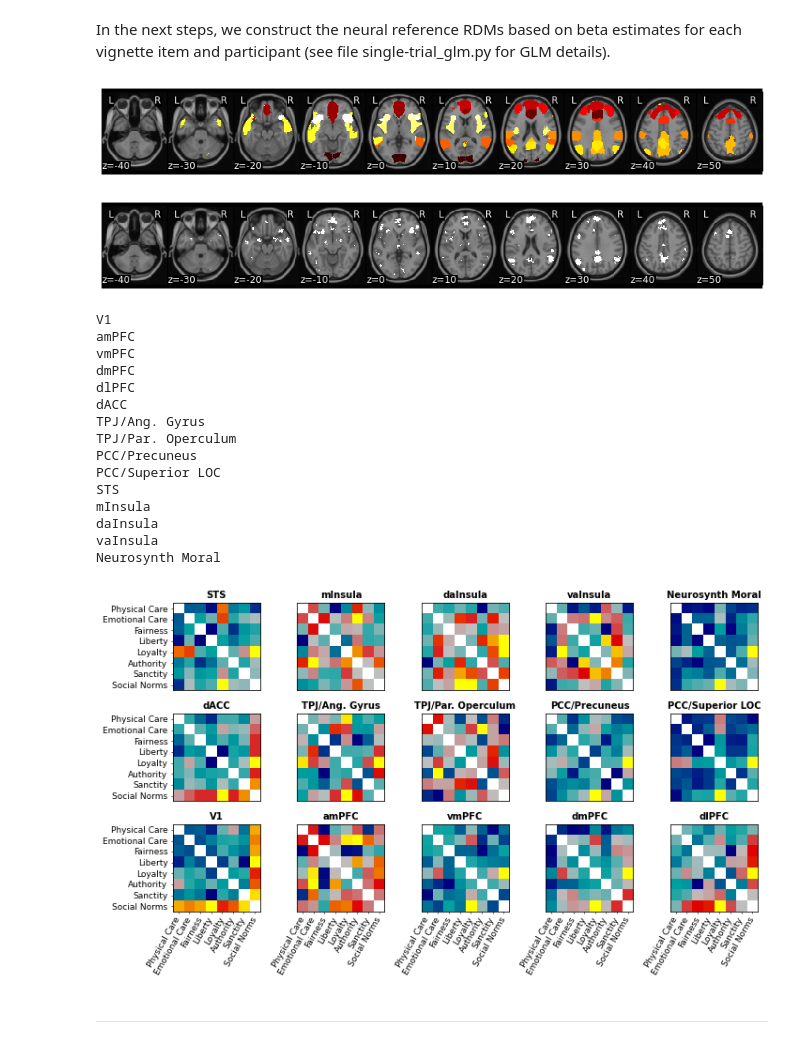
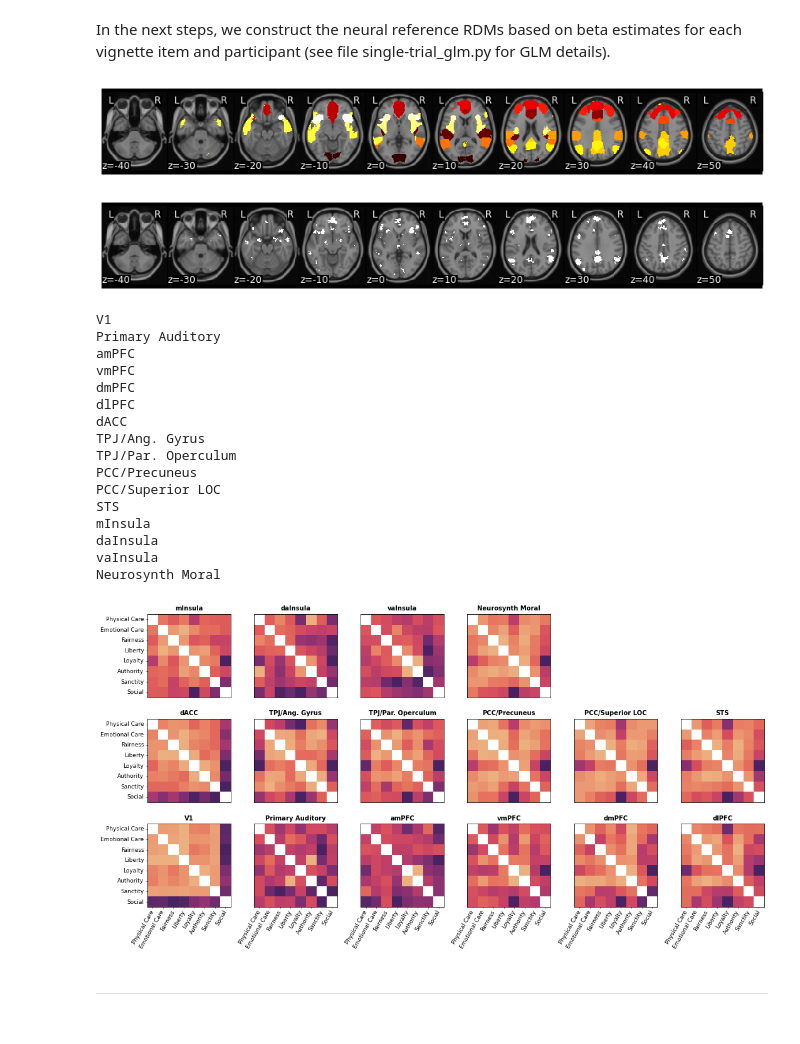
Before and after one commit to medianeuroscience/mft_vignettes, a Jupyter notebook: rsa/rsa.ipynb, the cells around one changed output. Cells and saved outputs as stored; diff of their text form; code cells hidden in the pictures.

```diff
--- a/rsa/rsa.ipynb
+++ b/rsa/rsa.ipynb
@@ -117,0 +126,10 @@ fig, ax, ret_val = rsatoolbox.vis.show_rdm(model_rdms, rdm_descriptor='model_nam
+# %%
+# Load Vignette Files
+vig_files = glob.glob('/srv/lab/fmri/mft/fhopp_diss/bids/sub-01/func/sub-01_task-vignette_run-*_events.tsv')
+vig = []
+for file in vig_files:
+    vig.append(pd.read_csv(file, sep='\t'))
+
+df_vig = pd.concat(vig, axis=0)[['stim_file','vigtext','trial_type']]
+
+labels = ['Physical Care', 'Emotional Care', 'Fairness', 'Liberty', 'Loyalty', 'Authority', 'Sanctity', 'Social Norms']
@@ -250,6 +318,7 @@ brain_mask_x = expand_mask(brain_mask)
 
 moral_rois = {
             4:'V1',
+            35:'Primary Auditory',
             0:'amPFC',
             32:'vmPFC',
             2:'dmPFC',
@@ -269,30 +338,30 @@ moral_rois_mask = collapse_mask(brain_mask_x[list(moral_rois.keys())])
 moral_rois_mask_x = expand_mask(moral_rois_mask)
 moral_rois_mask.plot()
 # %% [output]
-[figure, old version]
+[figure, new version]
 # %%
 neurosynth_moral = Brain_Data('../mvpa/masks/moral_uniformity-test_z_FDR_0.01.nii.gz').threshold(1, binarize=True)
 neurosynth_moral.plot()
 # %% [output]
 [figure]
 # %%
-def get_vig_run(sub):
-    return vig_beh[vig_beh['sub_id']==sub][['item','run','trial_type']].set_index('item').loc[item_order]
+labels = ['Physical Care', 'Emotional Care', 'Fairness', 'Liberty', 'Loyalty', 'Authority', 'Sanctity', 'Social']
+runs = range(1,4)
+ordered_labels = []
+for run in runs:
+    for label in labels:
+        new_label = label+'_run_'+str(run)+'.nii'
+        ordered_labels.append(new_label)
 
 def parse_brain(sub):
-    vig_runs = get_vig_run(sub)
+    beta_files = glob.glob(f'/srv/lab/fmri/mft/fhopp_diss/analysis/vignettes/mvpa/betas/runwise_avg_smooth_zscored/{sub}*')
+    ordered_betas = []
+    for l in ordered_labels:
+        for f in beta_files:
+            if l in f:
+                ordered_betas.append(f)
 
-    beta_files = {1:{x:[] for x in vig_runs.trial_type.unique()},
-                  2:{x:[] for x in vig_runs.trial_type.unique()},
-                  3:{x:[] for x in vig_runs.trial_type.unique()}}
-
-    for item,row in vig_runs.iterrows():
-        beta_files[row['run']][row['trial_type']].append( glob.glob(f'betas/{sub}_{item}*')[0] )
-
-    betas_brain = Brain_Data()
-    for run,cond_dict in beta_files.items():
-        for cond, items in cond_dict.items():
-            betas_brain = betas_brain.append(Brain_Data(items).mean().standardize(axis=0, method='center'))
+    betas_brain = Brain_Data(ordered_betas)
 
     runs = np.concatenate( (np.repeat(1, 8), np.repeat(2, 8), np.repeat(3, 8)) )
     conds = np.tile(cond_names_short, 3)
@@ -337,6 +406,7 @@ for roi, datalist in brain_measures.items():
     roi_rdms[roi] = rsatoolbox.rdm.RDMs( np.concatenate( [x.get_matrices() for x in rdms], axis=0) )
 # %% [output]
 V1
+Primary Auditory
 amPFC
 vmPFC
 dmPFC
@@ -363,13 +434,13 @@ model_names.append('Neurosynth Moral')
 roi_rdms_means.rdm_descriptors['model_names'] = model_names
 roi_rdms_means.pattern_descriptors['cond_names'] = labels
 # %%
-fig, ax, ret_val = rsatoolbox.vis.show_rdm(roi_rdms_means, rdm_descriptor='model_names',
-                                          figsize=(10,6), n_row=3, pattern_descriptor='cond_names',
-                                           )
+fig, ax, ret_val = rsatoolbox.vis.show_rdm(roi_rdms_means, rdm_descriptor='model_names',cmap='flare',
+                                          figsize=(15,8), n_column=6, pattern_descriptor='cond_names',
+                                       )
 plt.tight_layout()
 plt.savefig('plots/reference_rdms.png', dpi=300, bbox_inches='tight')
 # %% [output]
-[figure, old version]
+[figure, new version]
 # %% [markdown]
 ***
 # %% [markdown]
```
Also changed, not shown: parts of 27 cells of this notebook, 18 other files.
